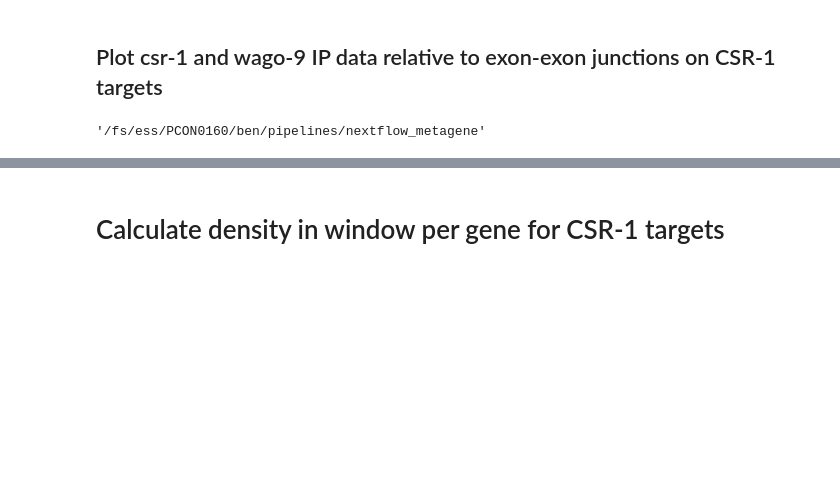
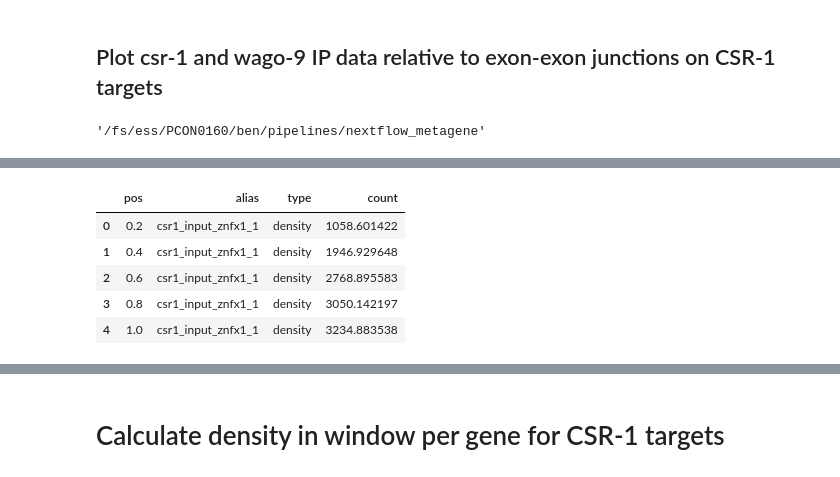
Before and after one commit to benpastore/metagene_analysis, a Jupyter notebook: metagene_latest.ipynb, the cells around one changed output, grey strips where cells are left out. Cells and saved outputs as stored; diff of their text form; code cells hidden in the pictures; blank space fills up the shorter version.

```diff
--- a/metagene_latest.ipynb
+++ b/metagene_latest.ipynb
@@ -482,0 +504,9 @@ csr = run_metagene(glob.glob(f"{bed_input}/*.rpm"),
+# %%
+csr.head()
+# %% [output]
+|  | pos | alias | type | count |
+| 0 | 0.2 | csr1_input_znfx1_1 | density | 1058.601422 |
+| 1 | 0.4 | csr1_input_znfx1_1 | density | 1946.929648 |
+| 2 | 0.6 | csr1_input_znfx1_1 | density | 2768.895583 |
+| 3 | 0.8 | csr1_input_znfx1_1 | density | 3050.142197 |
+| 4 | 1.0 | csr1_input_znfx1_1 | density | 3234.883538 |
```
Also changed, not shown: parts of 12 cells of this notebook, 5 other files.
